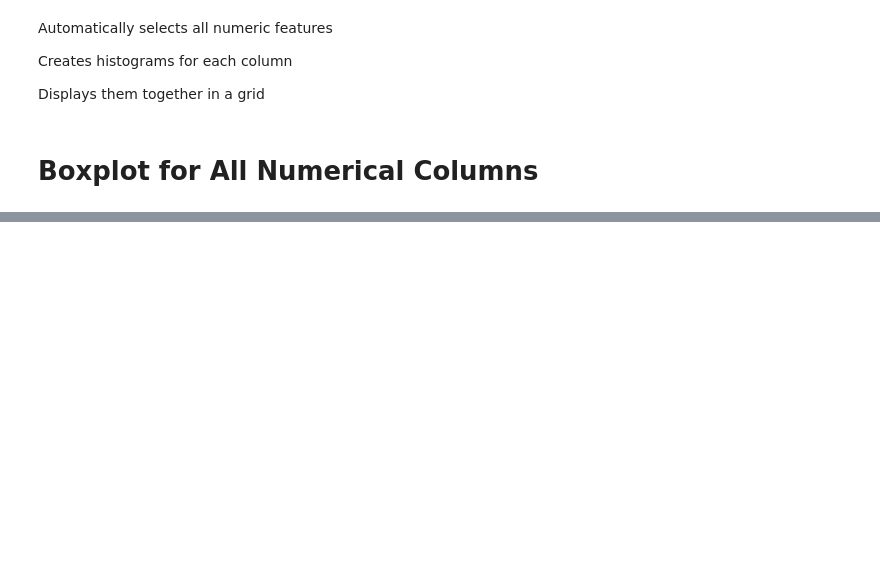
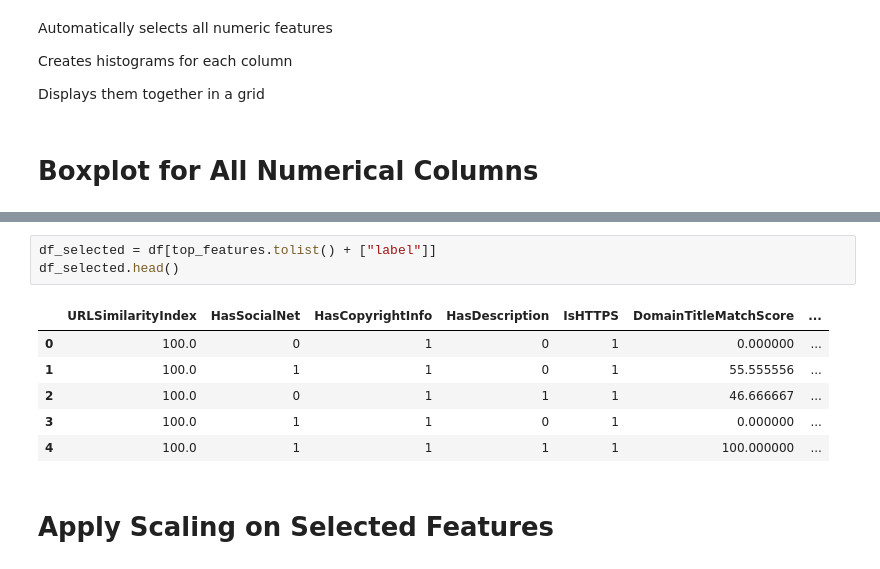
Before and after one commit to Ifarhkhan/Phising_dataset, a Jupyter notebook: Visualization Of Phishing Webiste DataSet.ipynb, the cells around one changed output, grey strips where cells are left out. Cells and saved outputs as stored; diff of their text form; blank space fills up the shorter version.

```diff
--- a/Visualization Of Phishing Webiste DataSet.ipynb
+++ b/Visualization Of Phishing Webiste DataSet.ipynb
@@ -154,0 +321,12 @@ plt.show()
+# %%
+df_selected = df[top_features.tolist() + ["label"]]
+df_selected.head()
+# %% [output]
+|  | URLSimilarityIndex | HasSocialNet | HasCopyrightInfo | HasDescription | IsHTTPS | DomainTitleMatchScore | ... |
+| 0 | 100.0 | 0 | 1 | 0 | 1 | 0.000000 | ... |
+| 1 | 100.0 | 1 | 1 | 0 | 1 | 55.555556 | ... |
+| 2 | 100.0 | 0 | 1 | 1 | 1 | 46.666667 | ... |
+| 3 | 100.0 | 1 | 1 | 0 | 1 | 0.000000 | ... |
+| 4 | 100.0 | 1 | 1 | 1 | 1 | 100.000000 | ... |
+# %% [markdown]
+# Apply Scaling on Selected Features
```
Also changed, not shown: parts of 45 cells of this notebook.
